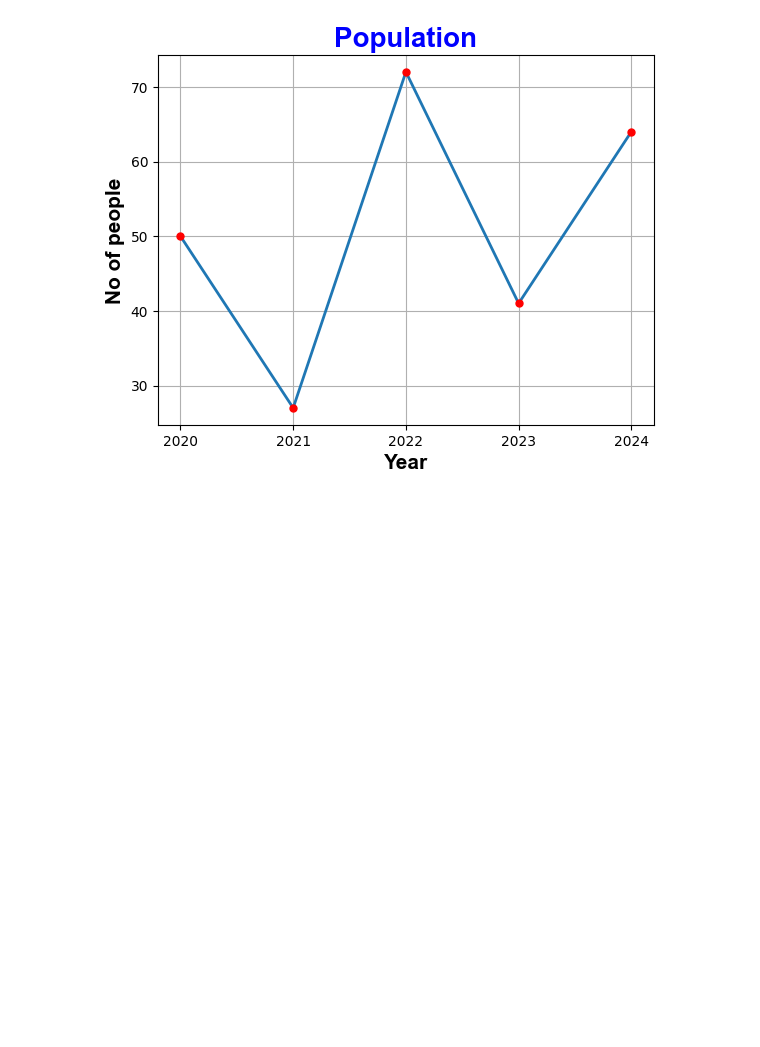
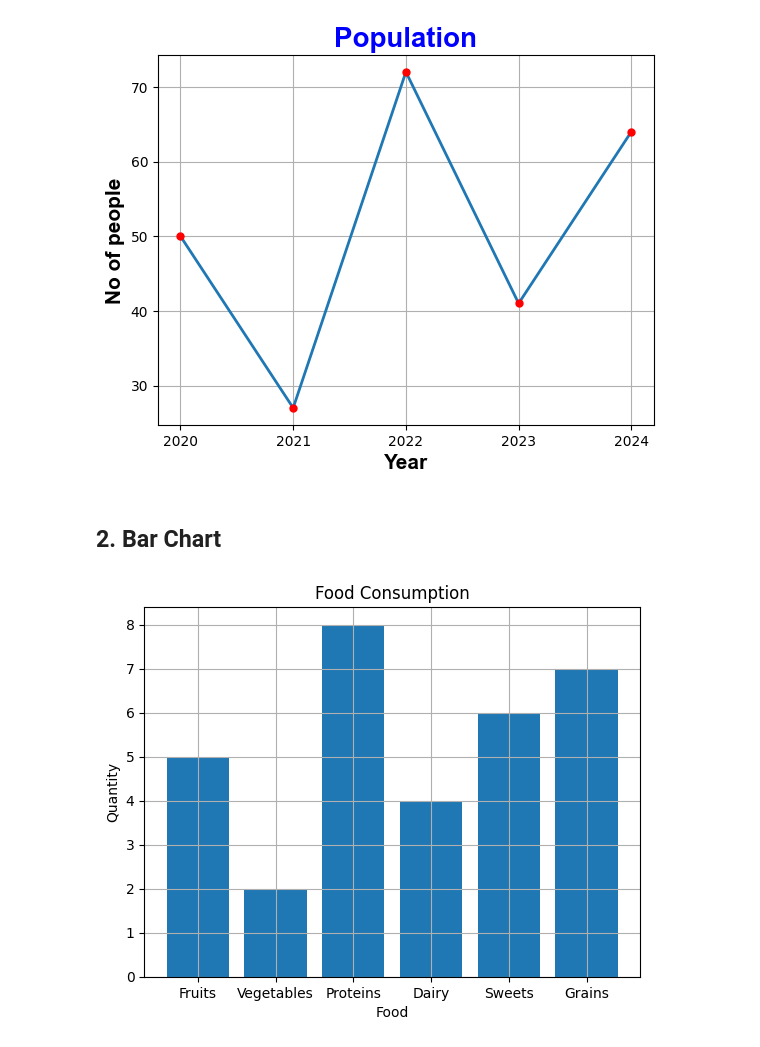
Before and after one commit to VRYeshwanth/AI-ML-Journey, a Jupyter notebook: Matplotlib Basics/basics.ipynb, the cells around one changed output. Drawn from its saved outputs; the diff is of its cells as text; code cells hidden in the pictures; blank space fills up the shorter version.

Commit message:
Bar charts

```diff
--- a/Matplotlib Basics/basics.ipynb
+++ b/Matplotlib Basics/basics.ipynb
@@ -38,3 +38,20 @@ plt.grid()
 plt.show()
 # %% [output]
 [figure]
+# %% [markdown]
+## 2. Bar Chart
+# %%
+categories = ["Fruits", "Vegetables", "Proteins", "Dairy", "Sweets", "Grains"]
+values = [5,2,8,4,6,7]
+
+# Creates a bar chart
+plt.bar(categories, values)
+
+plt.title("Food Consumption")
+
+plt.xlabel("Food")
+plt.ylabel("Quantity")
+
+plt.show()
+# %% [output]
+[figure, added]
```
Also changed, not shown: parts of 1 cell of this notebook.
